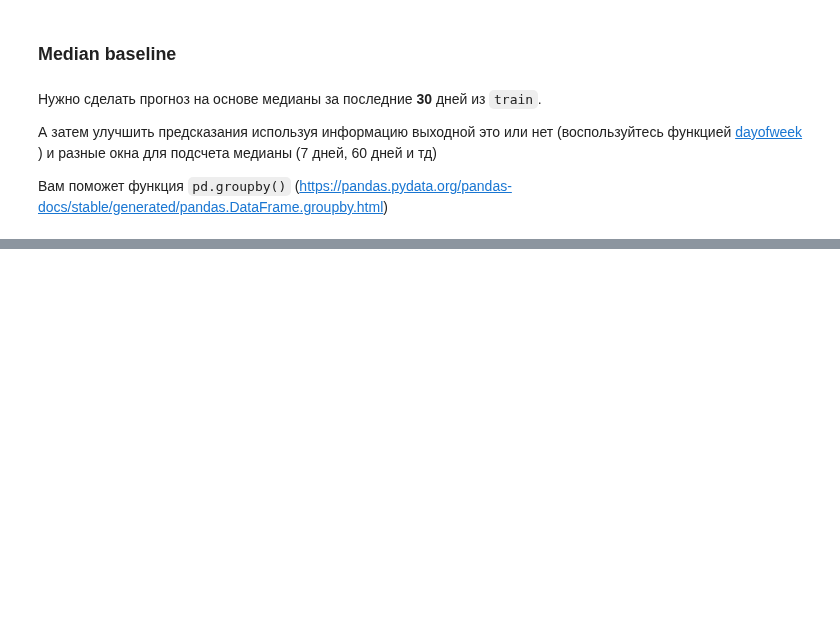
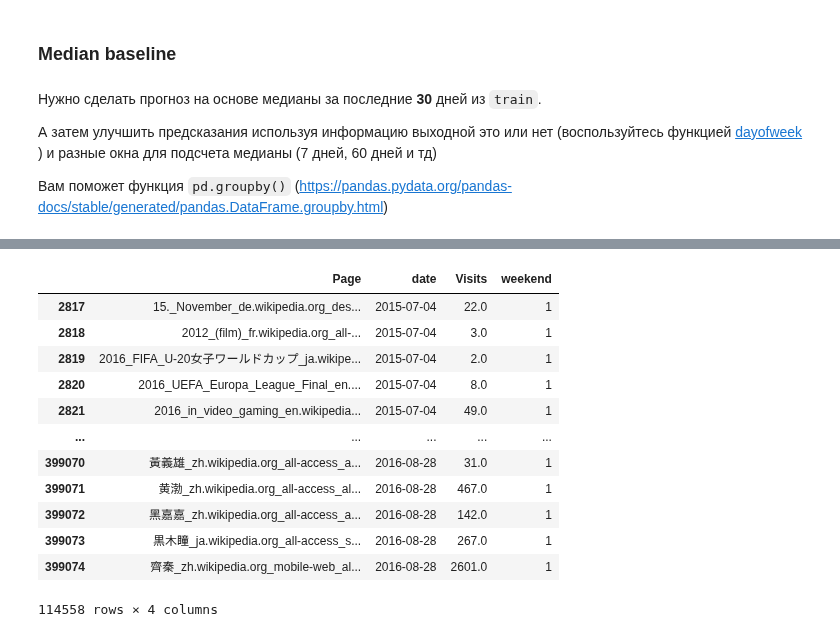
Before and after one commit to varrek/prjct_ml, a Jupyter notebook: hw2_wikipedia.ipynb, the cells around one changed output, grey strips where cells are left out. Drawn from its saved outputs; the diff is of its cells as text; code cells hidden in the pictures; blank space fills up the shorter version.

```diff
--- a/hw2_wikipedia.ipynb
+++ b/hw2_wikipedia.ipynb
@@ -75,4 +88,4 @@ train.head()
 | 4 | 2016_in_video_gaming_en.wikipedia... | 24.0 | 40.0 | 23.0 | 49.0 | 88.0 | 25.0 | 31.0 | ... |
 5 rows × 430 columns
 # %%
-new_train = pd.melt(train, id_vars=['Page'], value_vars=train.columns[1:-1], var_name='date', value_name='Visits')
+train = pd.melt(train, id_vars=['Page'], value_vars=train.columns[1:-1], var_name='date', value_name='Visits')
@@ -134,0 +254,19 @@ NameError: name 'pandas_smape' is not defined
+# %%
+days = [7, 60, 120, 180, 240, 300]
+train['weekend'] = (train['date'].dt.dayofweek > 4).astype(int)
+test['weekend'] = (test['date'].dt.dayofweek > 4).astype(int)
+train[train['weekend'] == 1]
+# %% [output]
+|  | Page | date | Visits | weekend |
+| 2817 | 15._November_de.wikipedia.org_des... | 2015-07-04 | 22.0 | 1 |
+| 2818 | 2012_(film)_fr.wikipedia.org_all-... | 2015-07-04 | 3.0 | 1 |
+| 2819 | 2016_FIFA_U-20女子ワールドカップ_ja.wikipe... | 2015-07-04 | 2.0 | 1 |
+| 2820 | 2016_UEFA_Europa_League_Final_en.... | 2015-07-04 | 8.0 | 1 |
+| 2821 | 2016_in_video_gaming_en.wikipedia... | 2015-07-04 | 49.0 | 1 |
+| ... | ... | ... | ... | ... |
+| 399070 | 黃義雄_zh.wikipedia.org_all-access_a... | 2016-08-28 | 31.0 | 1 |
+| 399071 | 黄渤_zh.wikipedia.org_all-access_al... | 2016-08-28 | 467.0 | 1 |
+| 399072 | 黑嘉嘉_zh.wikipedia.org_all-access_a... | 2016-08-28 | 142.0 | 1 |
+| 399073 | 黒木瞳_ja.wikipedia.org_all-access_s... | 2016-08-28 | 267.0 | 1 |
+| 399074 | 齊秦_zh.wikipedia.org_mobile-web_al... | 2016-08-28 | 2601.0 | 1 |
+114558 rows × 4 columns
```
Also changed, not shown: parts of 17 cells of this notebook.
